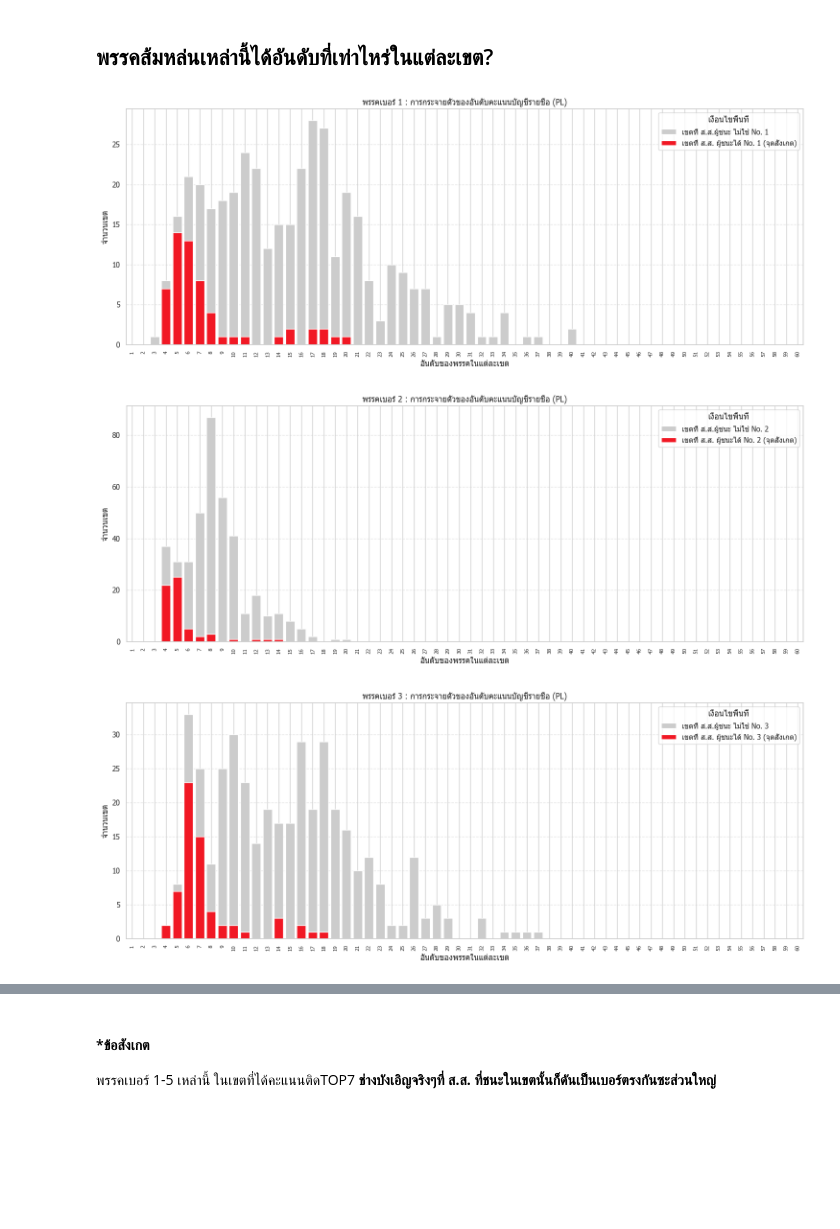
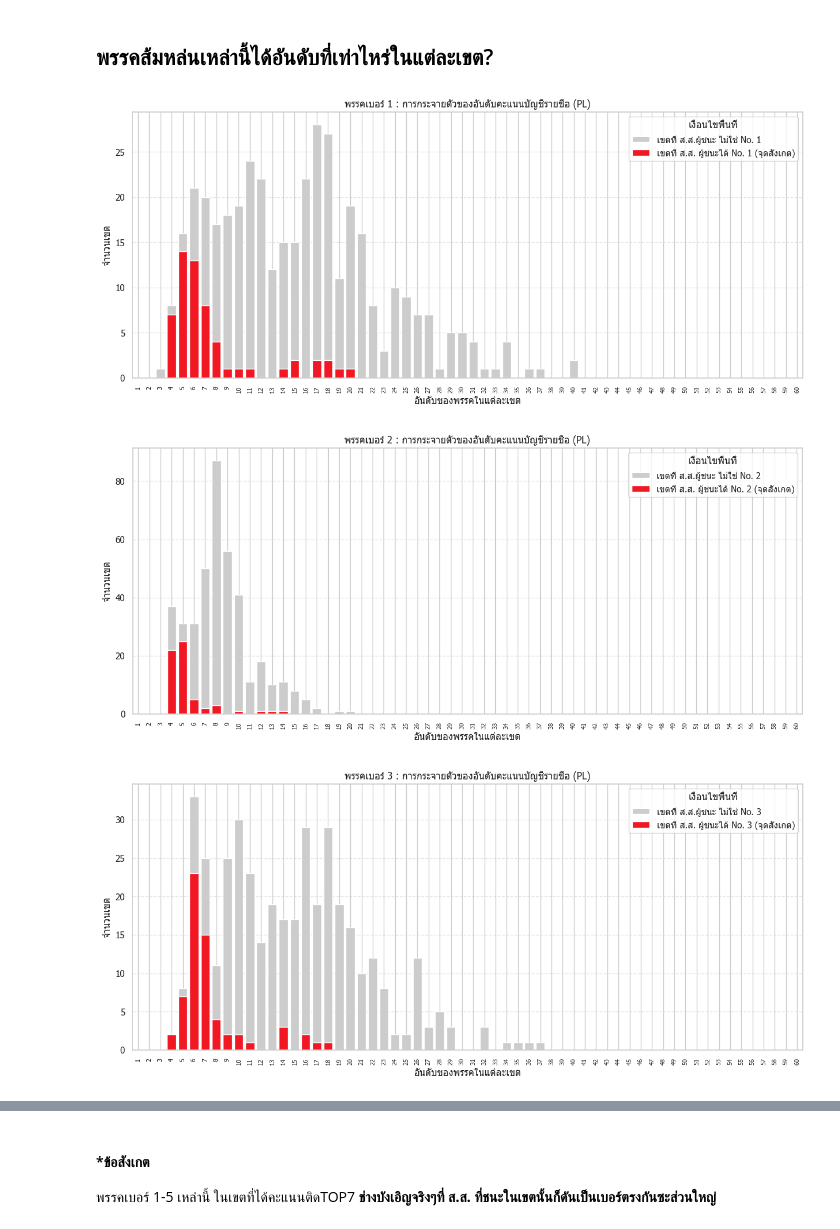
Before and after one commit to sangzn34/election_69_analyzer, a Jupyter notebook: notebooks/vote_buying_analysis.ipynb, the cells around one changed output, grey strips where cells are left out. Saved outputs shown, nothing was run; the diff lists cells and outputs as text; code cells hidden in the pictures; blank space fills up the shorter version.

```diff
--- a/notebooks/vote_buying_analysis.ipynb
+++ b/notebooks/vote_buying_analysis.ipynb
@@ -228,35 +228,36 @@ else:
 
         if subset.empty:
             continue
 
         # Pivot Data and Reindex
         counts = subset.groupby(['rank', 'is_suspicious']).size().unstack(fill_value=0)
         counts = counts.reindex(columns=[False, True], fill_value=0)
 
         # ทำให้แกนนอนมีครบ 1-60 อันดับ
         all_ranks = pd.Index(range(1, 61), name='rank')
         counts = counts.reindex(all_ranks, fill_value=0)
 
         plt.figure(figsize=(15, 6))
 
         ranks = counts.index
 
         # พล็อต
         plt.bar(ranks, counts[False], bottom=counts[True], color='#cccccc', label=f'เขตที่ ส.ส.ผู้ชนะ ไม่ใช่ No. {p_num}', width=0.8)
         plt.bar(ranks, counts[True], color='#f11824', label=f'เขตที่ ส.ส. ผู้ชนะได้ No. {p_num} (จุดสังเกต)', width=0.8)
 
         plt.title(f"พรรคเบอร์ {p_num} : การกระจายตัวของอันดับคะแนนบัญชีรายชื่อ (PL)")
         plt.xlabel("อันดับของพรรคในแต่ละเขต")
         plt.ylabel("จำนวนเขต")
 
         plt.xticks(list(range(1, 61)), rotation=90, fontsize=8)
         plt.xlim(0.5, 60.5)
 
         plt.legend(title="เงื่อนไขพื้นที่", loc='upper right')
         plt.grid(axis='y', linestyle='--', alpha=0.5)
-        plt.tight_layout()
-        plt.show()
+
+plt.tight_layout(pad=3.0)
+plt.show()
 # %% [output]
-[figure, old version]
+[figure, new version]
-[figure, old version]
+[figure, new version]
-[figure, old version]
+[figure, new version]
```
Also changed, not shown: parts of 2 cells of this notebook.
